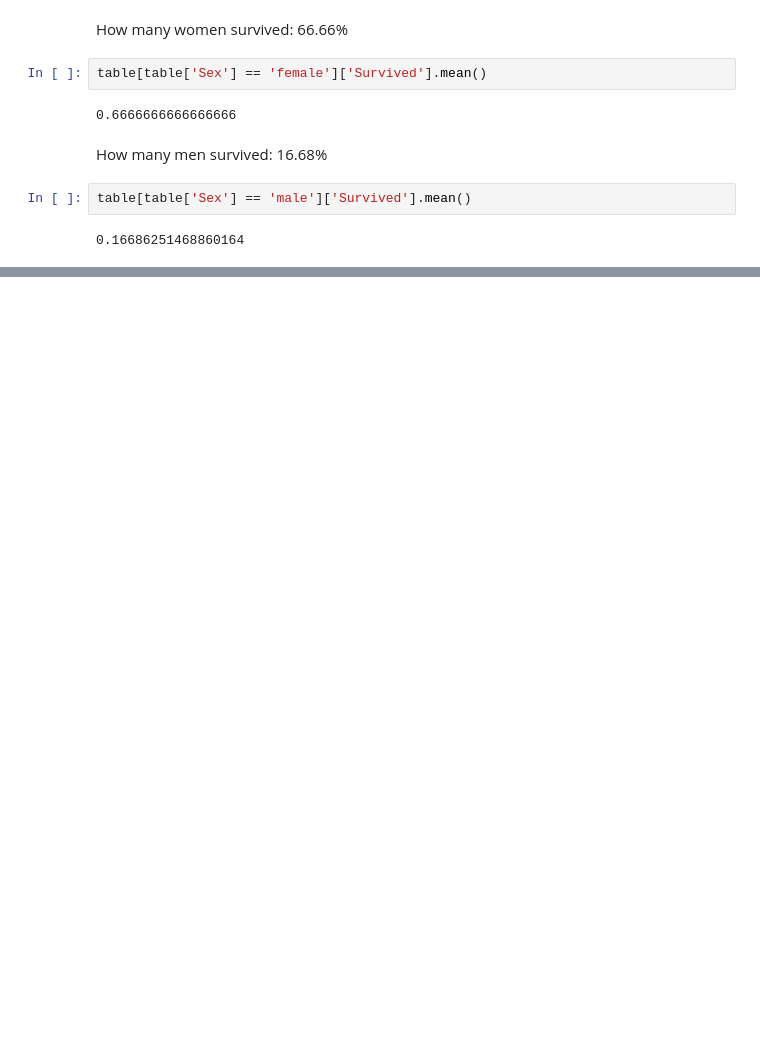
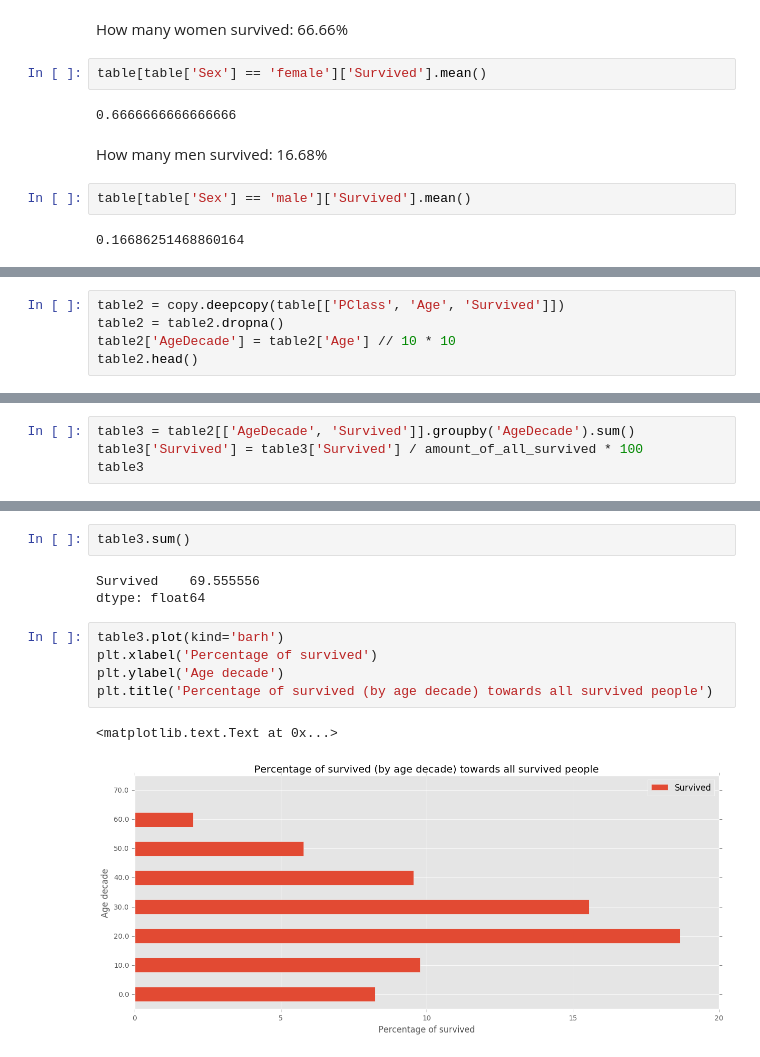
Before and after one commit to bobirdmi/titanic, a Jupyter notebook: titanic.ipynb, the cells around one changed output, grey strips where cells are left out. Cells and saved outputs as stored; diff of their text form; blank space fills up the shorter version.

```diff
--- a/titanic.ipynb
+++ b/titanic.ipynb
@@ -84 +91,6 @@ Survived: 19.40928270042194
 Percent of all survived people: 30.666666666666664
+# %%
+table2 = copy.deepcopy(table[['PClass', 'Age', 'Survived']])
+table2 = table2.dropna()
+table2['AgeDecade'] = table2['Age'] // 10 * 10
+table2.head()
@@ -84,0 +104,4 @@ Percent of all survived people: 30.666666666666664
+# %%
+table3 = table2[['AgeDecade', 'Survived']].groupby('AgeDecade').sum()
+table3['Survived'] = table3['Survived'] / amount_of_all_survived * 100
+table3
@@ -84,0 +119,13 @@ Percent of all survived people: 30.666666666666664
+# %%
+table3.sum()
+# %% [output]
+Survived    69.555556
+dtype: float64
+# %%
+table3.plot(kind='barh')
+plt.xlabel('Percentage of survived')
+plt.ylabel('Age decade')
+plt.title('Percentage of survived (by age decade) towards all survived people')
+# %% [output]
+<matplotlib.text.Text at 0x...>
+[figure, added]
```
Also changed, not shown: parts of 7 cells of this notebook.
